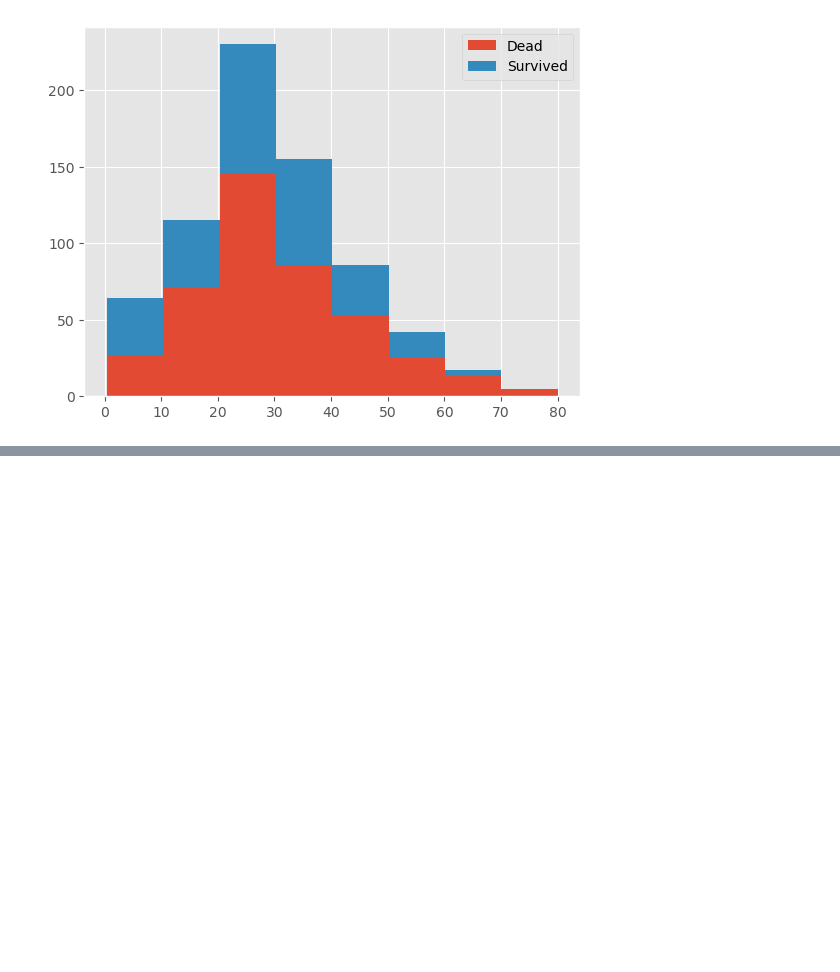
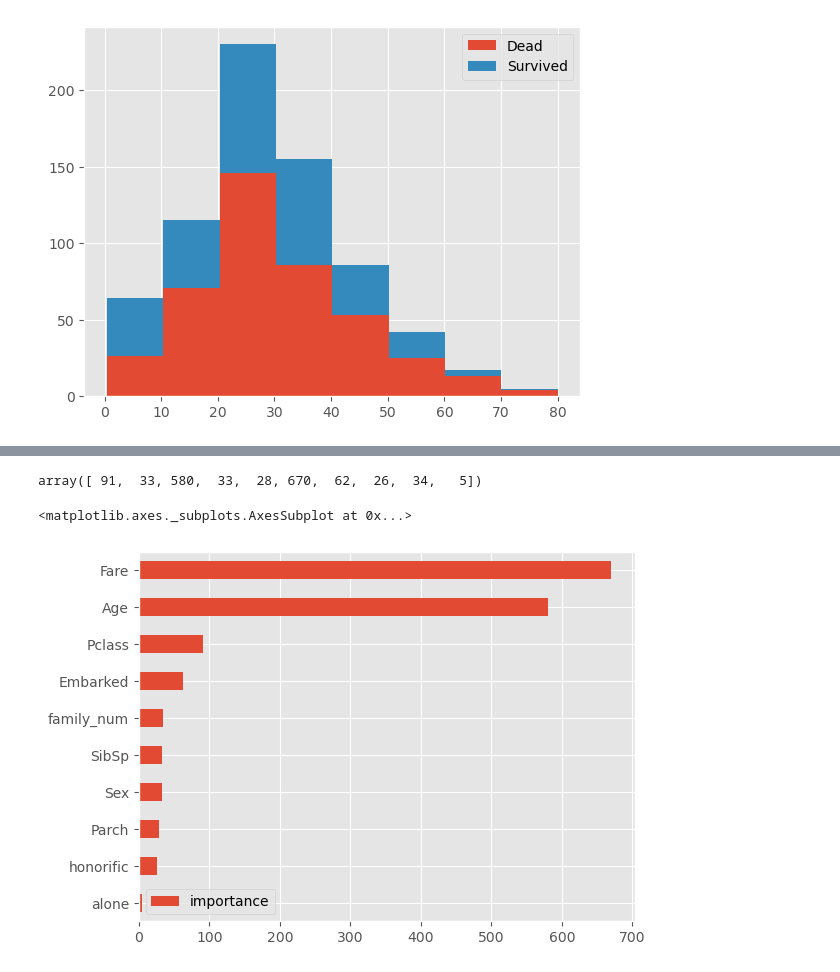
Before and after one commit to freshmea/chungnam_chatbot, a Jupyter notebook: kaggle_book/kaggle_titanic.ipynb, the cells around one changed output, grey strips where cells are left out. Saved outputs shown, nothing was run; the diff lists cells and outputs as text; code cells hidden in the pictures; blank space fills up the shorter version.

```diff
--- a/kaggle_book/kaggle_titanic.ipynb
+++ b/kaggle_book/kaggle_titanic.ipynb
@@ -332,0 +945,2 @@ plt.legend()
+# %%
+categories = ["Embarked", "Pclass", "Sex", "honorific", "alone"]
@@ -332,0 +963,19 @@ plt.legend()
+# %%
+lgb_train = lgb.Dataset(X_train, y_train, categorical_feature=categories)
+lgb_eval = lgb.Dataset(
+    X_valid, y_valid, reference=lgb_train, categorical_feature=categories
+)
+# %%
+lgbm_params = {
+    "objective": "binary",
+    "random_seed": 1234,
+}
+# %%
+model_lgb = lgb.train(
+    lgbm_params,
+    lgb_train,
+    valid_sets=lgb_eval,
+    num_boost_round=100,
+    early_stopping_rounds=20,
+    verbose_eval=10,
+)
@@ -332,0 +994,12 @@ plt.legend()
+# %%
+model_lgb.feature_importance()
+# %% [output]
+array([ 91,  33, 580,  33,  28, 670,  62,  26,  34,   5])
+# %%
+importance = pd.DataFrame(
+    model_lgb.feature_importance(), index=X_train.columns, columns=["importance"]
+).sort_values(by="importance", ascending=True)
+importance.plot.barh()
+# %% [output]
+<matplotlib.axes._subplots.AxesSubplot at 0x...>
+[figure, added]
```
Also changed, not shown: parts of 73 cells of this notebook, 2 other files.
